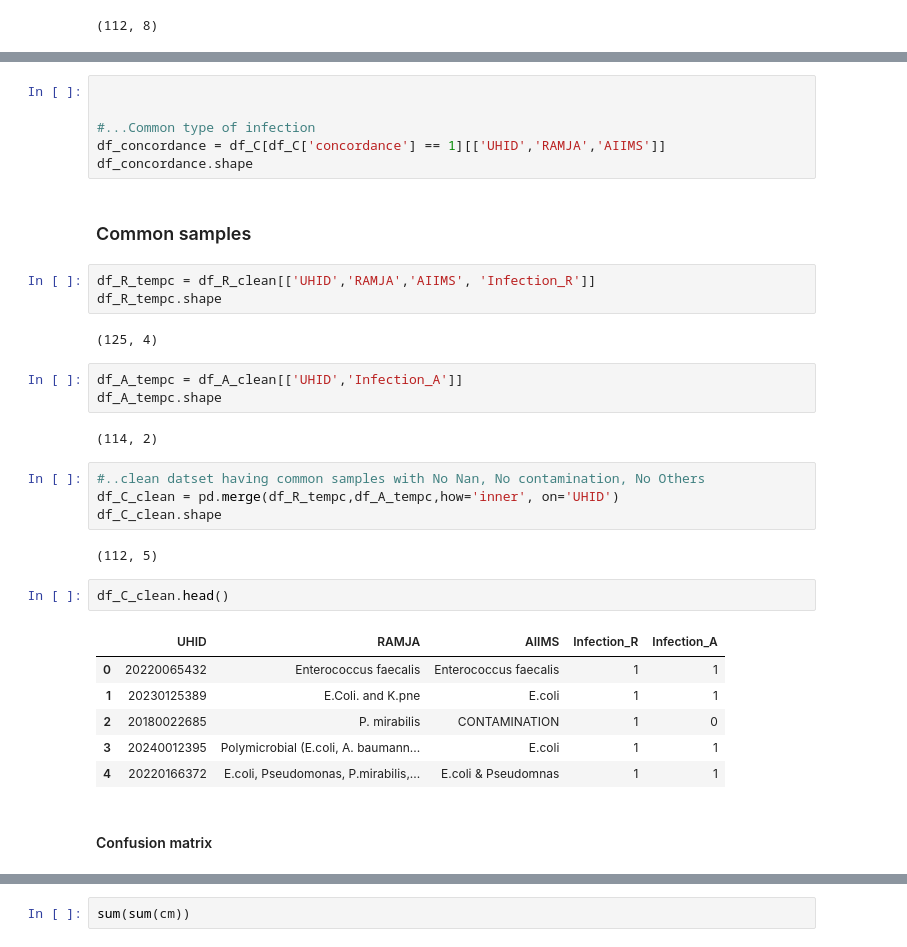
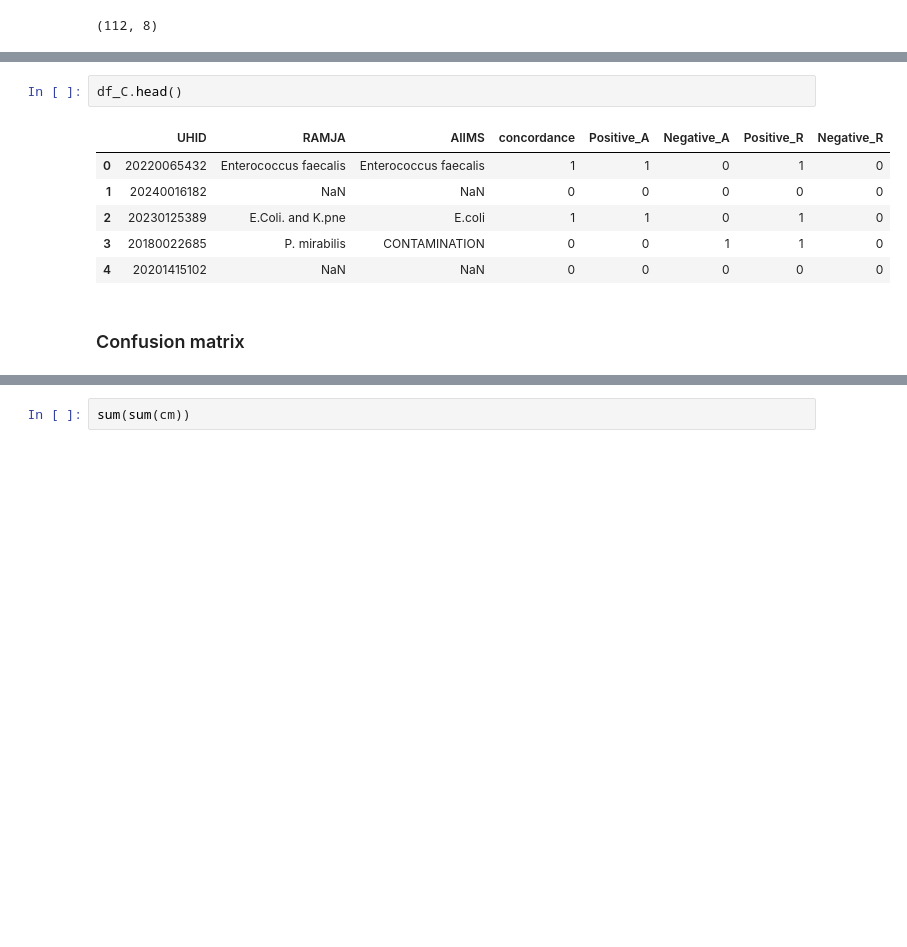
Before and after one commit to neeliit/DiagnosticsPy, a Jupyter notebook: comparision.ipynb, the cells around one changed output, grey strips where cells are left out. Saved outputs shown, nothing was run; the diff lists cells and outputs as text; blank space fills up the shorter version.

```diff
--- a/comparision.ipynb
+++ b/comparision.ipynb
@@ -209,38 +198,14 @@ df_Neg_C.shape
-# %%
-
-
-#...Common type of infection
-df_concordance = df_C[df_C['concordance'] == 1][['UHID','RAMJA','AIIMS']]
-df_concordance.shape
-# %% [markdown]
-### Common samples
-# %%
-df_R_tempc = df_R_clean[['UHID','RAMJA','AIIMS', 'Infection_R']]
-df_R_tempc.shape
-# %% [output]
-(125, 4)
-# %%
-df_A_tempc = df_A_clean[['UHID','Infection_A']]
-df_A_tempc.shape
-# %% [output]
-(114, 2)
-# %%
-#..clean datset having common samples with No Nan, No contamination, No Others
-df_C_clean = pd.merge(df_R_tempc,df_A_tempc,how='inner', on='UHID')
-df_C_clean.shape
-# %% [output]
-(112, 5)
 # %%
-df_C_clean.head()
+df_C.head()
 # %% [output]
-|  | UHID | RAMJA | AIIMS | Infection_R | Infection_A |
-| 0 | 20220065432 | Enterococcus faecalis | Enterococcus faecalis | 1 | 1 |
-| 1 | 20230125389 | E.Coli. and K.pne | E.coli | 1 | 1 |
-| 2 | 20180022685 | P. mirabilis | CONTAMINATION | 1 | 0 |
-| 3 | 20240012395 | Polymicrobial (E.coli, A. baumann... | E.coli | 1 | 1 |
-| 4 | 20220166372 | E.coli, Pseudomonas, P.mirabilis,... | E.coli & Pseudomnas | 1 | 1 |
+|  | UHID | RAMJA | AIIMS | concordance | Positive_A | Negative_A | Positive_R | Negative_R |
+| 0 | 20220065432 | Enterococcus faecalis | Enterococcus faecalis | 1 | 1 | 0 | 1 | 0 |
+| 1 | 20240016182 | NaN | NaN | 0 | 0 | 0 | 0 | 0 |
+| 2 | 20230125389 | E.Coli. and K.pne | E.coli | 1 | 1 | 0 | 1 | 0 |
+| 3 | 20180022685 | P. mirabilis | CONTAMINATION | 0 | 0 | 1 | 1 | 0 |
+| 4 | 20201415102 | NaN | NaN | 0 | 0 | 0 | 0 | 0 |
 # %% [markdown]
-#### Confusion matrix
+### Confusion matrix
 # %%
 from sklearn.metrics import confusion_matrix
 
```
Also changed, not shown: parts of 7 cells of this notebook.
